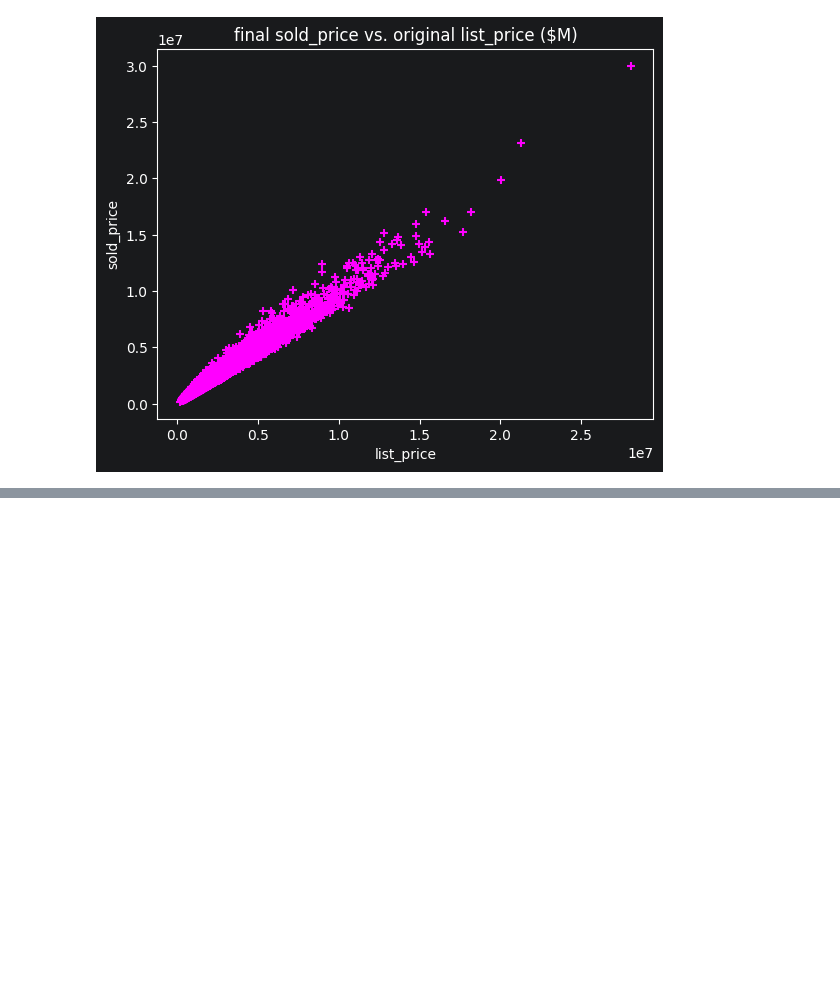
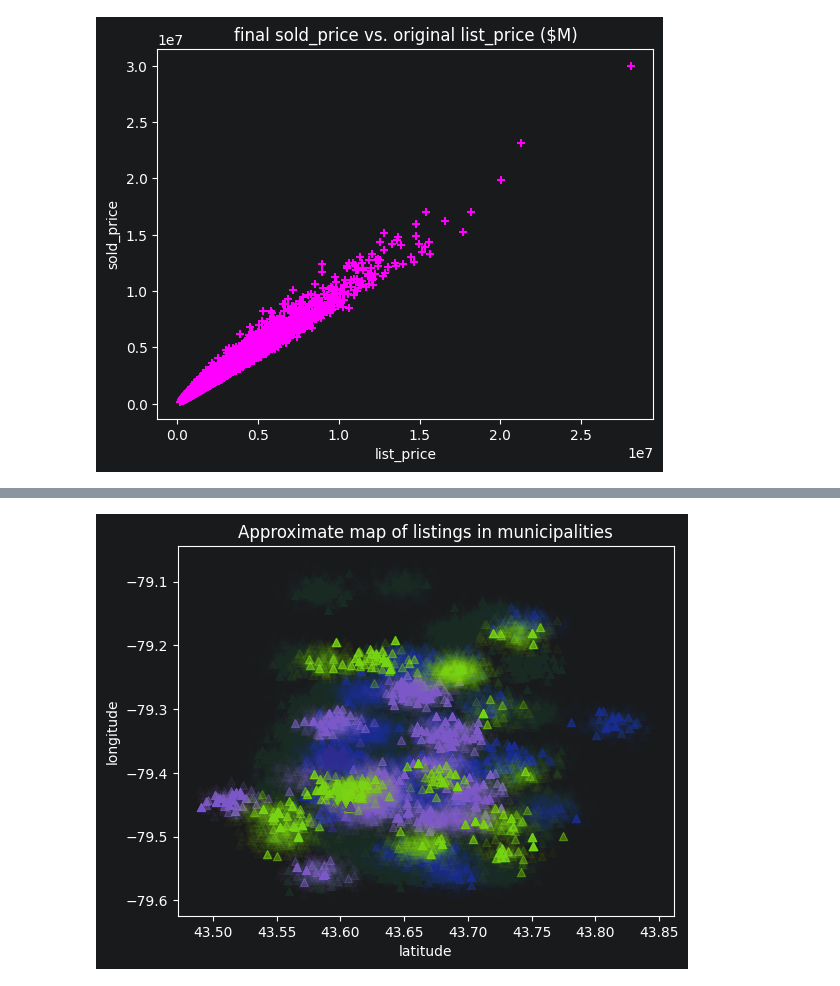
Before and after one commit to LucasWHJ/SSU-Data-Dash-2026-Toronto-Home-Price-Prediction-Challenge, a Jupyter notebook: notebooks/01_eda.ipynb, the cells around one changed output, grey strips where cells are left out. Drawn from its saved outputs; the diff is of its cells as text; code cells hidden in the pictures; blank space fills up the shorter version.

```diff
--- a/notebooks/01_eda.ipynb
+++ b/notebooks/01_eda.ipynb
@@ -73,0 +119,13 @@ plt.show()
+# %%
+for i, muni in enumerate(muni_counts.index):
+    plt.scatter('latitude', 'longitude', data = listings[listings['municipality'] == muni],
+                marker = '^', color = muni_colors[i], alpha = 0.025)
+
+plt.title(f'Approximate map of listings in municipalities')
+
+plt.xlabel('latitude')
+plt.ylabel('longitude')
+
+plt.show()
+# %% [output]
+[figure, added]
```
Also changed, not shown: parts of 24 cells of this notebook.
